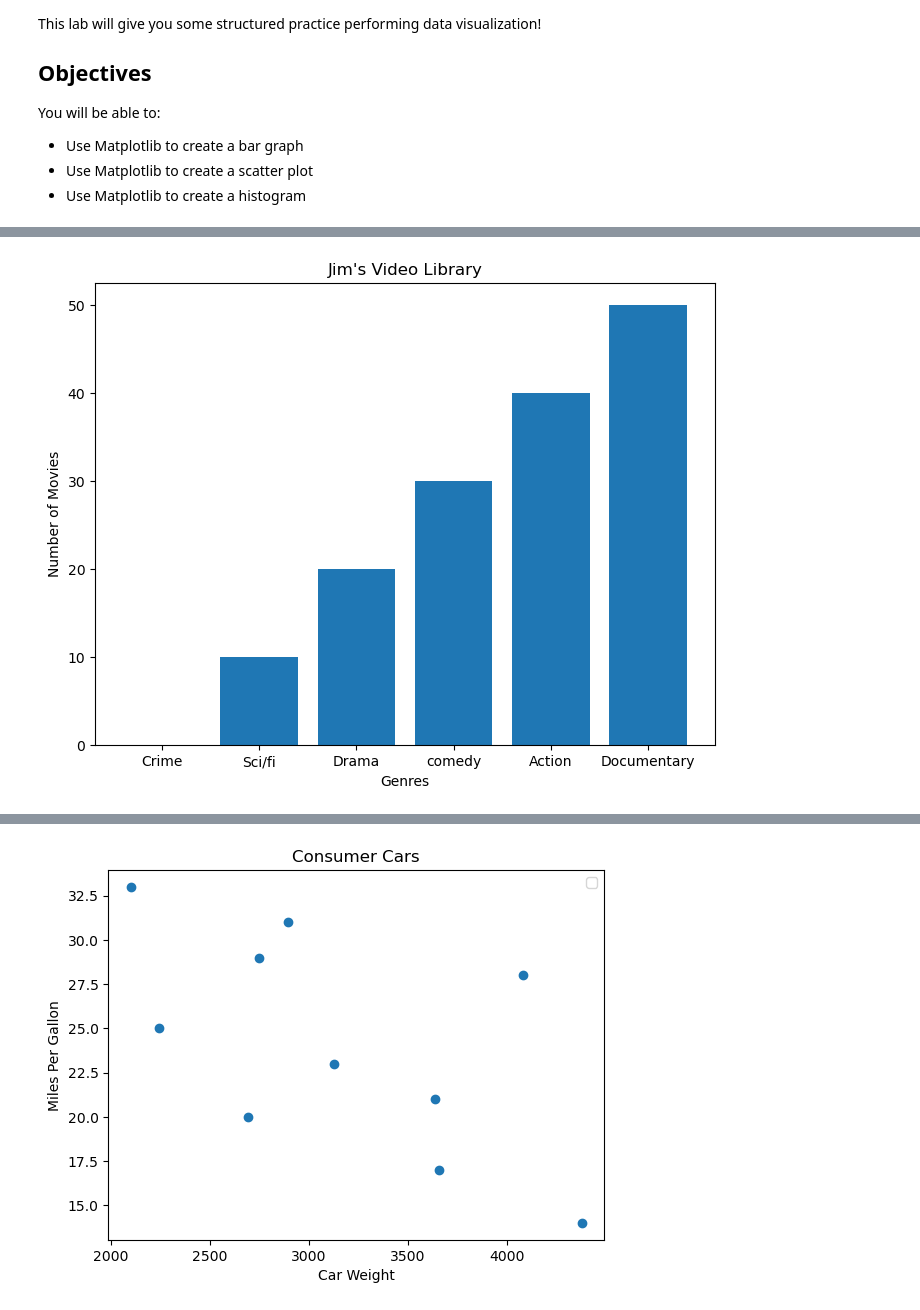
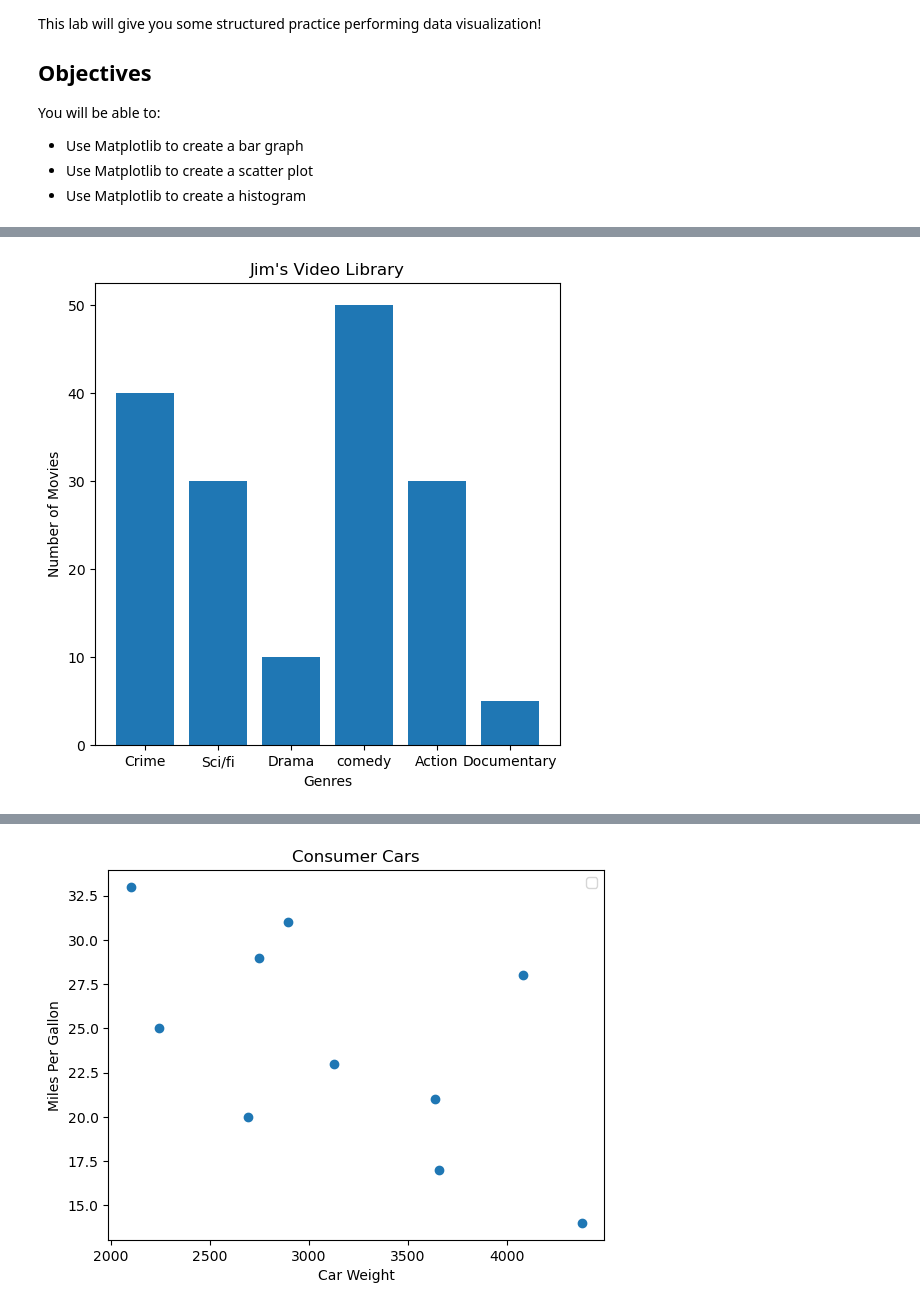
Before and after one commit to agapegit05/dsc-data-viz-lab, a Jupyter notebook: index.ipynb, the cells around one changed output, grey strips where cells are left out. Drawn from its saved outputs; the diff is of its cells as text; code cells hidden in the pictures.

```diff
--- a/index.ipynb
+++ b/index.ipynb
@@ -38,25 +38,25 @@ The graph you create should look like this:
 ![bar graph](https://curriculum-content.s3.amazonaws.com/data-science/images/bar_chart.png)
 # %%
 # Replace None with appropriate code
-height = [0, 10, 20, 30, 40, 50]
+height = [40, 30, 10, 50, 30, 5]
 x = ['Crime','Sci/fi','Drama','comedy','Action','Documentary']
-labels = None
+labels = ['Crime','Sci/fi','Drama','comedy','Action','Documentary']
 
 # Create the plot
-fig, ax = plt.subplots(figsize=(8, 6))
+fig,ax = plt.subplots(figsize=(6, 6))
 
 # Plot vertical bars of fixed width by passing x and height values to .bar() function
 ax.bar(x,height)
 
 # Give a title to the bar graph and label the axe
 plt.title("Jim's Video Library")
 plt.xlabel('Genres')
 plt.ylabel('Number of Movies')
 
 #plt.legend()
 plt.show()
 # %% [output]
-[figure, old version]
+[figure, new version]
 # %% [markdown]
 ## Exercise 2
 
```
Also changed, not shown: parts of 1 cell of this notebook.
